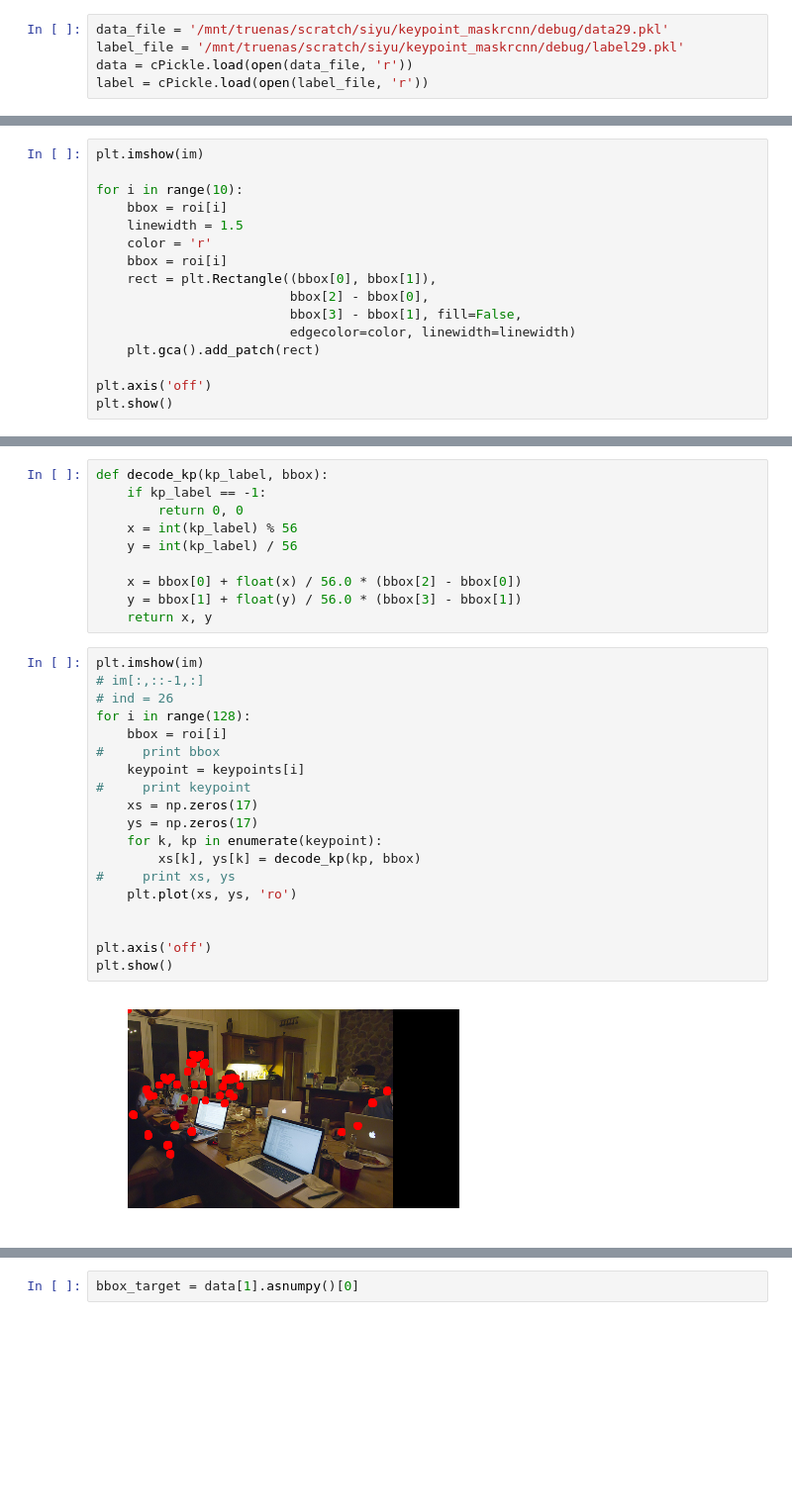
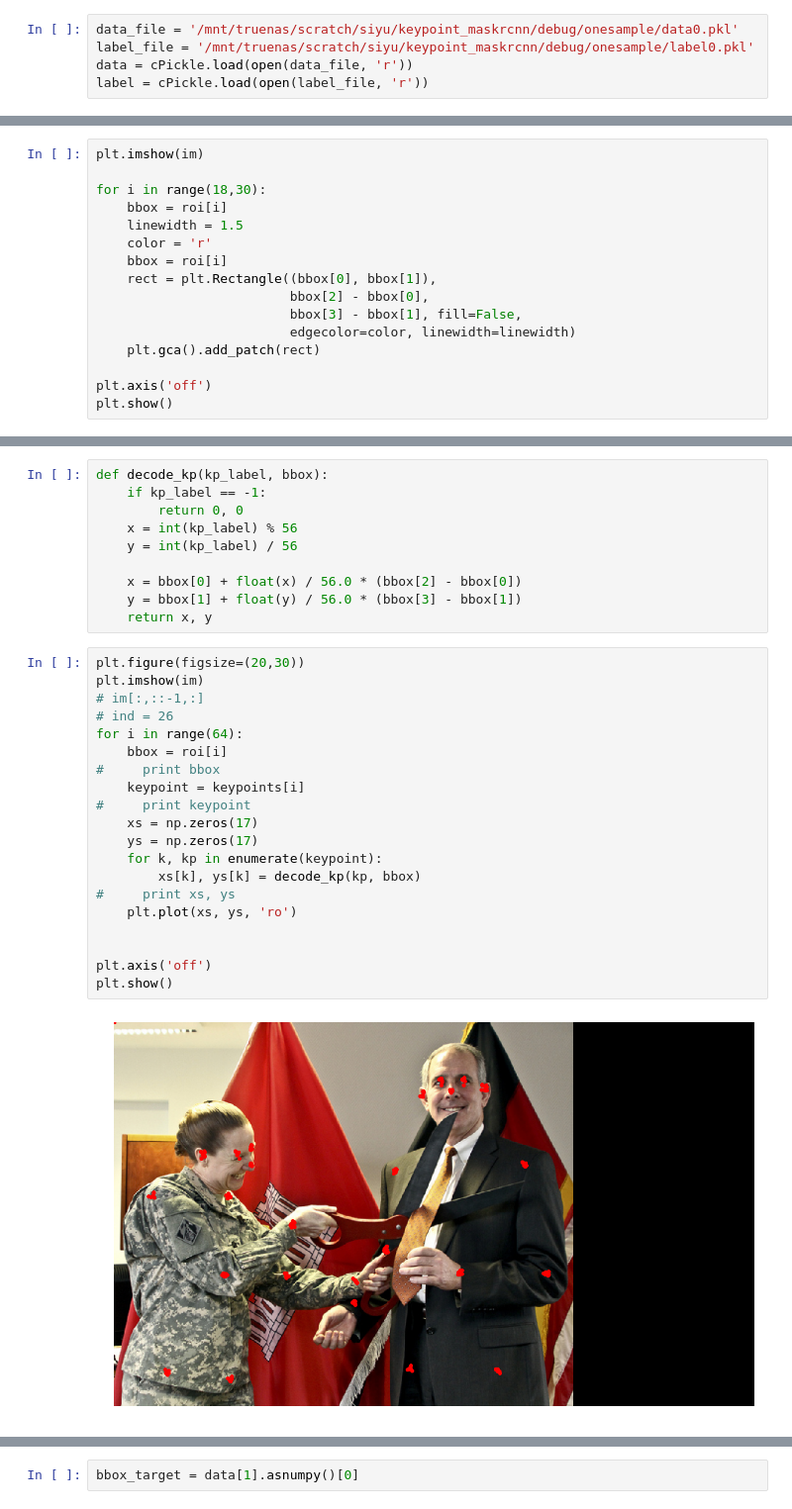
Before and after one commit to sjiang17/keypoint-maskrcnn, a Jupyter notebook: debug/debug_data.ipynb, the cells around one changed output, grey strips where cells are left out. Shown at 99% size. Drawn from its saved outputs; the diff is of its cells as text; blank space fills up the shorter version.

```diff
--- a/debug/debug_data.ipynb
+++ b/debug/debug_data.ipynb
@@ -7,8 +7,8 @@ import PIL.Image as Image
 # %%
 color = (np.random.randint(0, 255), np.random.randint(0, 255), np.random.randint(0, 255))
 # %%
-data_file = '/mnt/truenas/scratch/siyu/keypoint_maskrcnn/debug/data29.pkl'
-label_file = '/mnt/truenas/scratch/siyu/keypoint_maskrcnn/debug/label29.pkl'
+data_file = '/mnt/truenas/scratch/siyu/keypoint_maskrcnn/debug/onesample/data0.pkl'
+label_file = '/mnt/truenas/scratch/siyu/keypoint_maskrcnn/debug/onesample/label0.pkl'
 data = cPickle.load(open(data_file, 'r'))
 label = cPickle.load(open(label_file, 'r'))
 # %%
@@ -36,7 +36,7 @@ print roi.shape
 # %%
 plt.imshow(im)
 
-for i in range(10):
+for i in range(18,30):
     bbox = roi[i]
     linewidth = 1.5
     color = 'r'
@@ -67,26 +67,27 @@ def decode_kp(kp_label, bbox):
     y = bbox[1] + float(y) / 56.0 * (bbox[3] - bbox[1])
     return x, y
 # %%
+plt.figure(figsize=(20,30))
 plt.imshow(im)
 # im[:,::-1,:]
 # ind = 26
-for i in range(128):
+for i in range(64):
     bbox = roi[i]
 #     print bbox
     keypoint = keypoints[i]
 #     print keypoint
     xs = np.zeros(17)
     ys = np.zeros(17)
     for k, kp in enumerate(keypoint):
         xs[k], ys[k] = decode_kp(kp, bbox)
 #     print xs, ys
     plt.plot(xs, ys, 'ro')
 
 
 plt.axis('off')
 plt.show()
 # %% [output]
-[figure, old version]
+[figure, new version]
 # %%
 keypoints[0:50]
 # %% [output]
```
Also changed, not shown: parts of 6 cells of this notebook, 19 other files.
